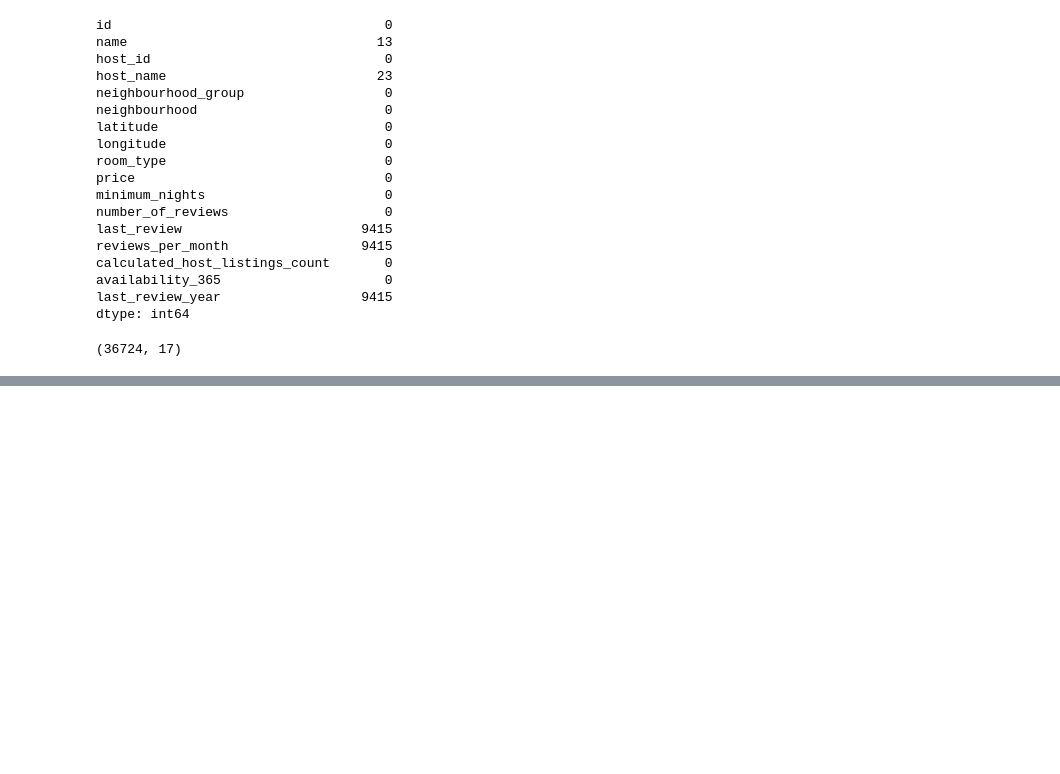
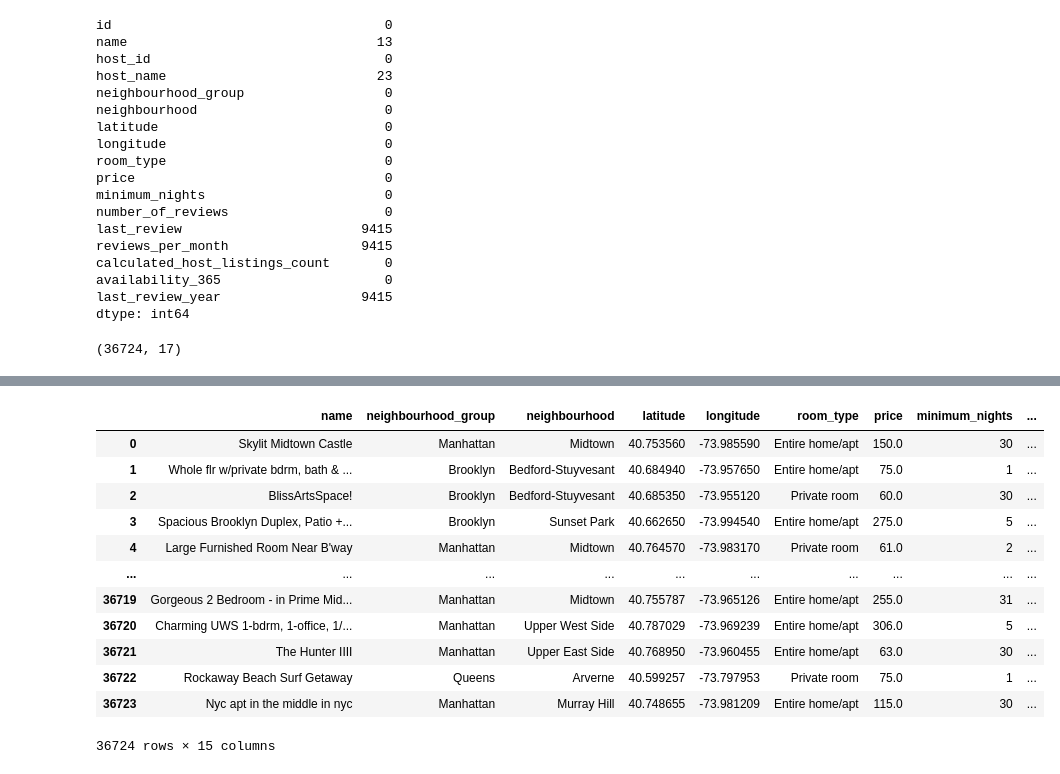
Before and after one commit to pinjamar/python_tasks_collection, a Jupyter notebook: algebra/26_panda/pandas_manipulacija_podacima.ipynb, the cells around one changed output, grey strips where cells are left out. Drawn from its saved outputs; the diff is of its cells as text; code cells hidden in the pictures; blank space fills up the shorter version.

```diff
--- a/algebra/26_panda/pandas_manipulacija_podacima.ipynb
+++ b/algebra/26_panda/pandas_manipulacija_podacima.ipynb
@@ -109,0 +299,16 @@ dtype: int64
+# %%
+df.drop(['id', 'host_id', 'host_name'], axis = 1)
+# %% [output]
+|  | name | neighbourhood_group | neighbourhood | latitude | longitude | room_type | price | minimum_nights | ... |
+| 0 | Skylit Midtown Castle | Manhattan | Midtown | 40.753560 | -73.985590 | Entire home/apt | 150.0 | 30 | ... |
+| 1 | Whole flr w/private bdrm, bath & ... | Brooklyn | Bedford-Stuyvesant | 40.684940 | -73.957650 | Entire home/apt | 75.0 | 1 | ... |
+| 2 | BlissArtsSpace! | Brooklyn | Bedford-Stuyvesant | 40.685350 | -73.955120 | Private room | 60.0 | 30 | ... |
+| 3 | Spacious Brooklyn Duplex, Patio +... | Brooklyn | Sunset Park | 40.662650 | -73.994540 | Entire home/apt | 275.0 | 5 | ... |
+| 4 | Large Furnished Room Near B'way | Manhattan | Midtown | 40.764570 | -73.983170 | Private room | 61.0 | 2 | ... |
+| ... | ... | ... | ... | ... | ... | ... | ... | ... | ... |
+| 36719 | Gorgeous 2 Bedroom - in Prime Mid... | Manhattan | Midtown | 40.755787 | -73.965126 | Entire home/apt | 255.0 | 31 | ... |
+| 36720 | Charming UWS 1-bdrm, 1-office, 1/... | Manhattan | Upper West Side | 40.787029 | -73.969239 | Entire home/apt | 306.0 | 5 | ... |
+| 36721 | The Hunter IIII | Manhattan | Upper East Side | 40.768950 | -73.960455 | Entire home/apt | 63.0 | 30 | ... |
+| 36722 | Rockaway Beach Surf Getaway | Queens | Arverne | 40.599257 | -73.797953 | Private room | 75.0 | 1 | ... |
+| 36723 | Nyc apt in the middle in nyc | Manhattan | Murray Hill | 40.748655 | -73.981209 | Entire home/apt | 115.0 | 30 | ... |
+36724 rows × 15 columns
```
Also changed, not shown: parts of 65 cells of this notebook, 1 other file.
